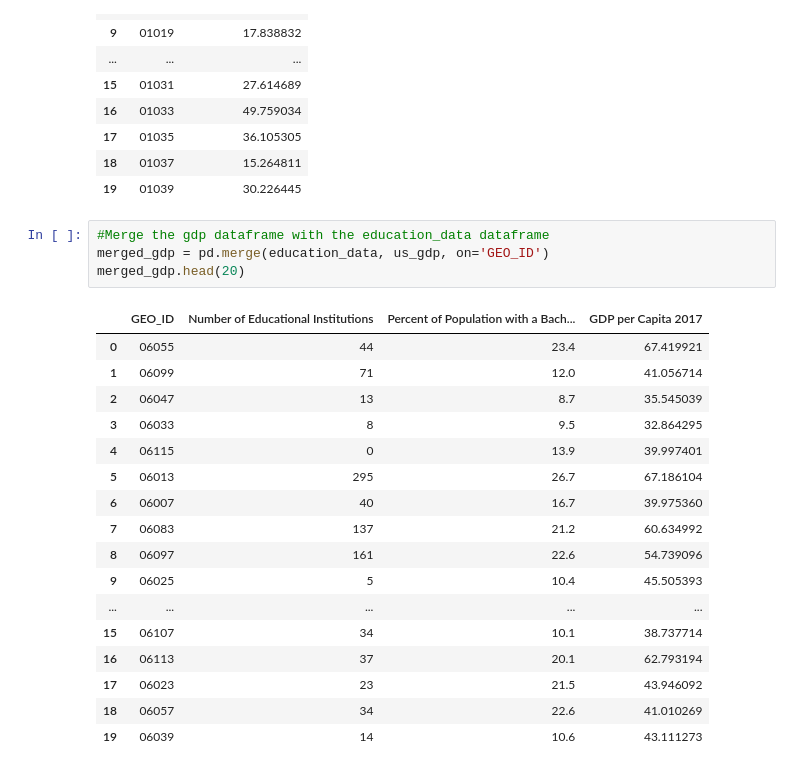
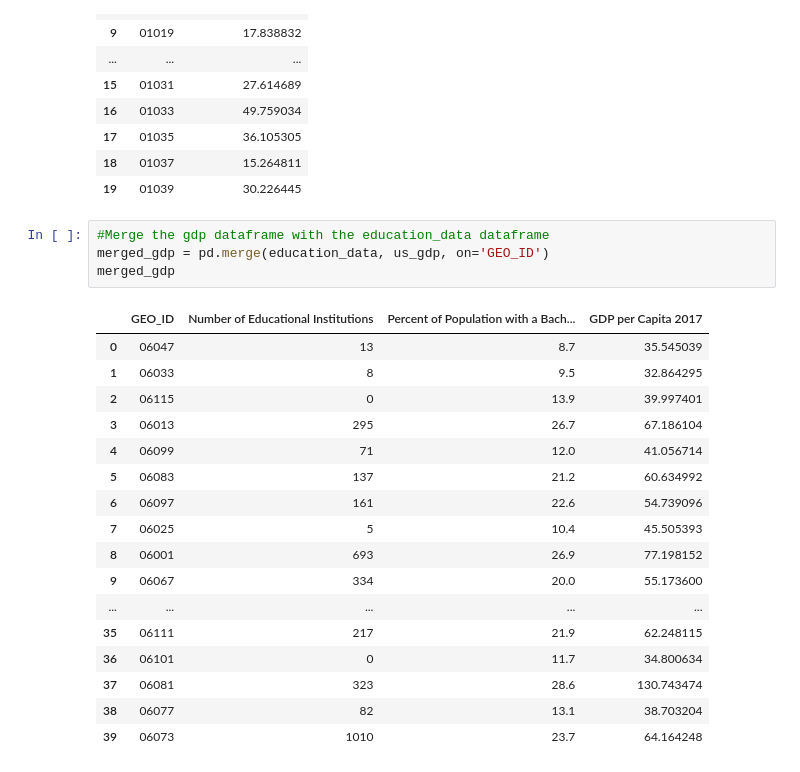
Before and after one commit to leomassoc/LSE-DS105L-Data-Detectives, a Jupyter notebook: notebooks/NB2 Education and Salary - a first overview.ipynb, the cells around one changed output. Saved outputs shown, nothing was run; the diff lists cells and outputs as text.

```diff
--- a/notebooks/NB2 Education and Salary - a first overview.ipynb
+++ b/notebooks/NB2 Education and Salary - a first overview.ipynb
@@ -333,25 +237,25 @@ us_gdp.head(20)
 # %%
 #Merge the gdp dataframe with the education_data dataframe
 merged_gdp = pd.merge(education_data, us_gdp, on='GEO_ID')
-merged_gdp.head(20)
+merged_gdp
 # %% [output]
 |  | GEO_ID | Number of Educational Institutions | Percent of Population with a Bach... | GDP per Capita 2017 |
-| 0 | 06055 | 44 | 23.4 | 67.419921 |
-| 1 | 06099 | 71 | 12.0 | 41.056714 |
-| 2 | 06047 | 13 | 8.7 | 35.545039 |
-| 3 | 06033 | 8 | 9.5 | 32.864295 |
-| 4 | 06115 | 0 | 13.9 | 39.997401 |
-| 5 | 06013 | 295 | 26.7 | 67.186104 |
-| 6 | 06007 | 40 | 16.7 | 39.975360 |
-| 7 | 06083 | 137 | 21.2 | 60.634992 |
-| 8 | 06097 | 161 | 22.6 | 54.739096 |
-| 9 | 06025 | 5 | 10.4 | 45.505393 |
+| 0 | 06047 | 13 | 8.7 | 35.545039 |
+| 1 | 06033 | 8 | 9.5 | 32.864295 |
+| 2 | 06115 | 0 | 13.9 | 39.997401 |
+| 3 | 06013 | 295 | 26.7 | 67.186104 |
+| 4 | 06099 | 71 | 12.0 | 41.056714 |
+| 5 | 06083 | 137 | 21.2 | 60.634992 |
+| 6 | 06097 | 161 | 22.6 | 54.739096 |
+| 7 | 06025 | 5 | 10.4 | 45.505393 |
+| 8 | 06001 | 693 | 26.9 | 77.198152 |
+| 9 | 06067 | 334 | 20.0 | 55.173600 |
 | ... | ... | ... | ... | ... |
-| 15 | 06107 | 34 | 10.1 | 38.737714 |
-| 16 | 06113 | 37 | 20.1 | 62.793194 |
-| 17 | 06023 | 23 | 21.5 | 43.946092 |
-| 18 | 06057 | 34 | 22.6 | 41.010269 |
-| 19 | 06039 | 14 | 10.6 | 43.111273 |
+| 35 | 06111 | 217 | 21.9 | 62.248115 |
+| 36 | 06101 | 0 | 11.7 | 34.800634 |
+| 37 | 06081 | 323 | 28.6 | 130.743474 |
+| 38 | 06077 | 82 | 13.1 | 38.703204 |
+| 39 | 06073 | 1010 | 23.7 | 64.164248 |
 # %%
 # Create a scatterplot of the data with on the x-axis the percent of population with a Bachelor's Degree and on the y-axis the GDP per capita, the size of the bubbles is the number of educational institutions using plotnine
 from plotnine import *
```
Also changed, not shown: parts of 15 cells of this notebook, 11 other files.
